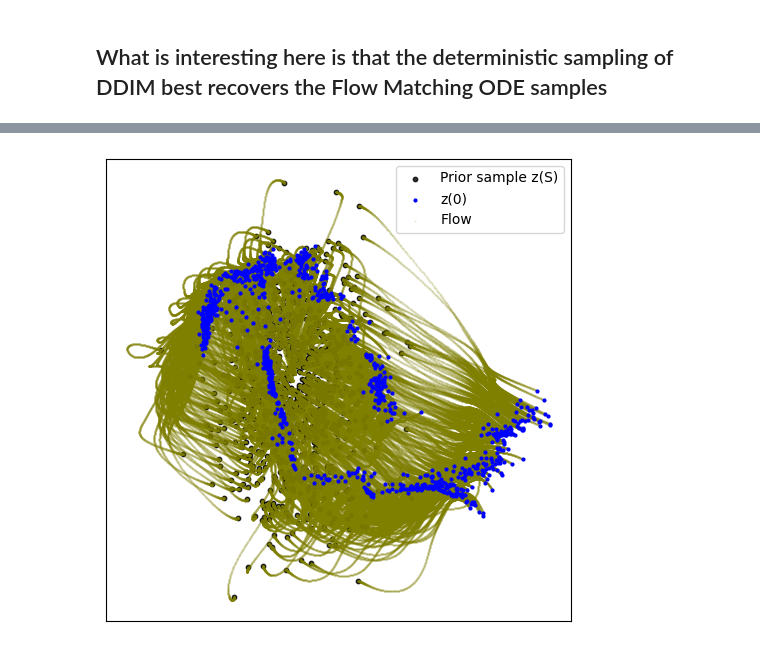
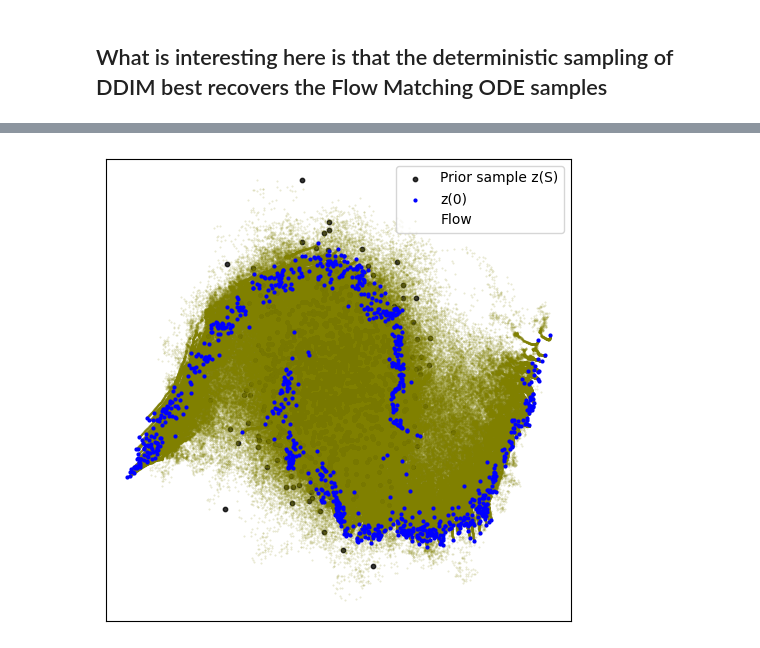
Before and after one commit to pstjohn/bionemo-framework, a Jupyter notebook: sub-packages/bionemo-moco/examples/continuous_data_interpolant_tutorial.ipynb, the cells around one changed output, grey strips where cells are left out. Cells and saved outputs as stored; diff of their text form; code cells hidden in the pictures.

```diff
--- a/sub-packages/bionemo-moco/examples/continuous_data_interpolant_tutorial.ipynb
+++ b/sub-packages/bionemo-moco/examples/continuous_data_interpolant_tutorial.ipynb
@@ -965,11 +960,11 @@ for dt, t in zip(dts, ts):
     full_t  = torch.full((inf_size,), t).to(DEVICE)
     x_hat = model(sample, full_t) # calculate the vector field based on the definition of the model
     # sample = vdm.step_hybrid_sde(x_hat, full_t, sample, dt)
-    sample = vdm.step_ode(x_hat, full_t, sample, dt)
+    sample = vdm.step_ode(x_hat, full_t, sample, dt, temperature = 1.5)
     trajectory.append(sample) # save the trajectory for plotting purposes
 
 traj = torch.stack(trajectory).cpu().detach().numpy()
-n = 2000
+plot_limit = 1024
 
 # Assuming traj is your tensor and traj.shape = (N, 2000, 2)
 # where N is the number of time points, 2000 is the number of samples at each time point, and 2 is for the x and y coordinates.
@@ -977,14 +972,14 @@ n = 2000
 plt.figure(figsize=(6, 6))
 
 # Plot the first time point in black
-plt.scatter(traj[0, :n, 0], traj[0, :n, 1], s=10, alpha=0.8, c="black", label='Prior sample z(S)')
+plt.scatter(traj[0, :plot_limit, 0], traj[0, :plot_limit, 1], s=10, alpha=0.8, c="black", label='Prior sample z(S)')
 
 # Plot all the rest of the time points except the first and last in olive
 for i in range(1, traj.shape[0]-1):
-    plt.scatter(traj[i, :n, 0], traj[i, :n, 1], s=0.2, alpha=0.2, c="olive")
+    plt.scatter(traj[i, :plot_limit, 0], traj[i, :plot_limit, 1], s=0.2, alpha=0.2, c="olive")
 
 # Plot the last time point in blue
-plt.scatter(traj[-1, :n, 0], traj[-1, :n, 1], s=4, alpha=1, c="blue", label='z(0)')
+plt.scatter(traj[-1, :plot_limit, 0], traj[-1, :plot_limit, 1], s=4, alpha=1, c="blue", label='z(0)')
 
 # Add a second legend for "Flow" since we can't label in the loop directly
 plt.scatter([], [], s=0.2, alpha=0.2, c="olive", label='Flow')
@@ -1004,26 +999,23 @@ for dt, t in zip(dts, ts):
     full_t  = torch.full((inf_size,), t).to(DEVICE)
     x_hat = model(sample, full_t) # calculate the vector field based on the definition of the model
     # sample = vdm.step_hybrid_sde(x_hat, full_t, sample, dt)
-    sample = vdm.step_ode(x_hat, full_t, sample, dt, temperature = 1.5)
+    sample = vdm.step_ode(x_hat, full_t, sample, dt, temperature = 0.5)
     trajectory.append(sample) # save the trajectory for plotting purposes
 
 traj = torch.stack(trajectory).cpu().detach().numpy()
-n = 2000
-
-# Assuming traj is your tensor and traj.shape = (N, 2000, 2)
-# where N is the number of time points, 2000 is the number of samples at each time point, and 2 is for the x and y coordinates.
+plot_limit = 1024
 
 plt.figure(figsize=(6, 6))
 
 # Plot the first time point in black
-plt.scatter(traj[0, :n, 0], traj[0, :n, 1], s=10, alpha=0.8, c="black", label='Prior sample z(S)')
+plt.scatter(traj[0, :plot_limit, 0], traj[0, :plot_limit, 1], s=10, alpha=0.8, c="black", label='Prior sample z(S)')
 
 # Plot all the rest of the time points except the first and last in olive
 for i in range(1, traj.shape[0]-1):
-    plt.scatter(traj[i, :n, 0], traj[i, :n, 1], s=0.2, alpha=0.2, c="olive")
+    plt.scatter(traj[i, :plot_limit, 0], traj[i, :plot_limit, 1], s=0.2, alpha=0.2, c="olive")
 
 # Plot the last time point in blue
-plt.scatter(traj[-1, :n, 0], traj[-1, :n, 1], s=4, alpha=1, c="blue", label='z(0)')
+plt.scatter(traj[-1, :plot_limit, 0], traj[-1, :plot_limit, 1], s=4, alpha=1, c="blue", label='z(0)')
 
 # Add a second legend for "Flow" since we can't label in the loop directly
 plt.scatter([], [], s=0.2, alpha=0.2, c="olive", label='Flow')
@@ -1036,39 +1028,36 @@ plt.show()
 # %%
 inf_size = 1024
 sample = vdm.sample_prior((inf_size, 2)).to(DEVICE) # Start with noise
 trajectory = [sample]
 ts = schedule.generate_schedule()
 dts = schedule.discretize()
 for dt, t in zip(dts, ts):
     full_t  = torch.full((inf_size,), t).to(DEVICE)
     x_hat = model(sample, full_t) # calculate the vector field based on the definition of the model
-    # sample = vdm.step_hybrid_sde(x_hat, full_t, sample, dt)
-    sample = vdm.step_ode(x_hat, full_t, sample, dt, temperature = 0.5)
+    sample = vdm.step_hybrid_sde(x_hat, full_t, sample, dt)
+    # sample = vdm.step_ode(x_hat, full_t, sample, dt)
     trajectory.append(sample) # save the trajectory for plotting purposes
 
 traj = torch.stack(trajectory).cpu().detach().numpy()
-n = 2000
-
-# Assuming traj is your tensor and traj.shape = (N, 2000, 2)
-# where N is the number of time points, 2000 is the number of samples at each time point, and 2 is for the x and y coordinates.
+plot_limit = 1024
 
 plt.figure(figsize=(6, 6))
 
 # Plot the first time point in black
-plt.scatter(traj[0, :n, 0], traj[0, :n, 1], s=10, alpha=0.8, c="black", label='Prior sample z(S)')
+plt.scatter(traj[0, :plot_limit, 0], traj[0, :plot_limit, 1], s=10, alpha=0.8, c="black", label='Prior sample z(S)')
 
 # Plot all the rest of the time points except the first and last in olive
 for i in range(1, traj.shape[0]-1):
-    plt.scatter(traj[i, :n, 0], traj[i, :n, 1], s=0.2, alpha=0.2, c="olive")
+    plt.scatter(traj[i, :plot_limit, 0], traj[i, :plot_limit, 1], s=0.2, alpha=0.2, c="olive")
 
 # Plot the last time point in blue
-plt.scatter(traj[-1, :n, 0], traj[-1, :n, 1], s=4, alpha=1, c="blue", label='z(0)')
+plt.scatter(traj[-1, :plot_limit, 0], traj[-1, :plot_limit, 1], s=4, alpha=1, c="blue", label='z(0)')
 
 # Add a second legend for "Flow" since we can't label in the loop directly
 plt.scatter([], [], s=0.2, alpha=0.2, c="olive", label='Flow')
 plt.legend()
 plt.xticks([])
 plt.yticks([])
 plt.show()
 # %% [output]
-[figure, old version]
+[figure, new version]
```
Also changed, not shown: parts of 24 cells of this notebook, 13 other files.
